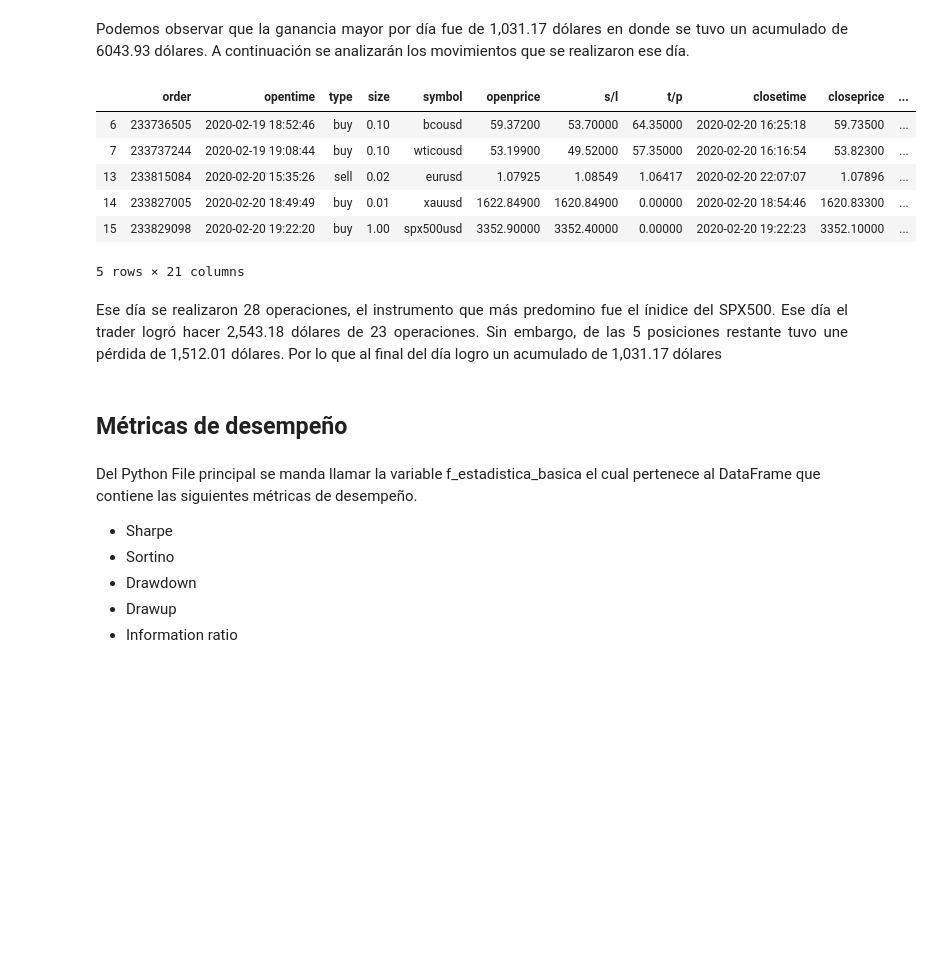
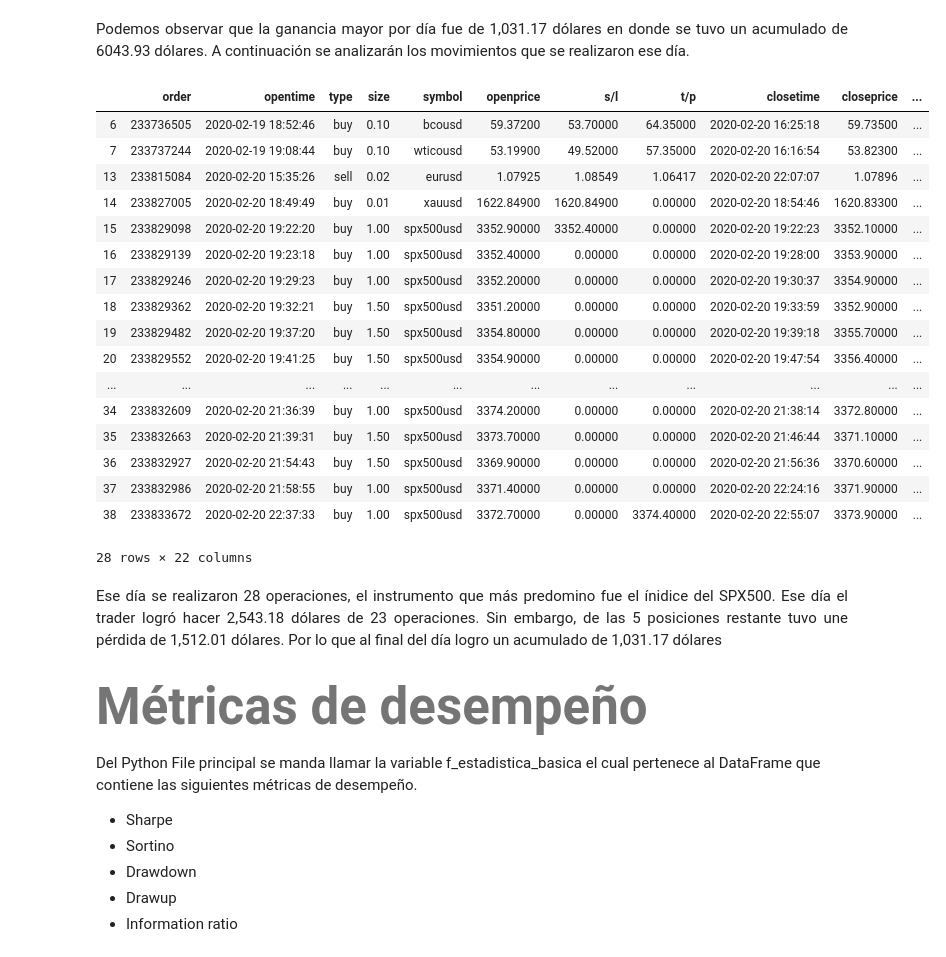
Before and after one commit to FranciscoRodRam/LAB_2_FRRR, a Jupyter notebook: LAB_2_FRRR.ipynb, the cells around one changed output. Drawn from its saved outputs; the diff is of its cells as text; code cells hidden in the pictures; blank space fills up the shorter version.

```diff
--- a/LAB_2_FRRR.ipynb
+++ b/LAB_2_FRRR.ipynb
@@ -145,20 +162,31 @@ pr.df_profit_diario
 # %% [markdown]
 <p style="text-align: justify;"> Podemos observar que la ganancia mayor por día fue de 1,031.17 dólares en donde se tuvo un acumulado de 6043.93 dólares. A continuación se analizarán los movimientos que se realizaron ese día.</p>
-# %%
-filtro0 =df_data[df_data['dias_close']==20]
-filtro0.head() #Para obtener mejor visualización en Git.
-# %% [output]
-|  | order | opentime | type | size | symbol | openprice | s/l | t/p | closetime | closeprice | ... |
-| 6 | 233736505 | 2020-02-19 18:52:46 | buy | 0.10 | bcousd | 59.37200 | 53.70000 | 64.35000 | 2020-02-20 16:25:18 | 59.73500 | ... |
-| 7 | 233737244 | 2020-02-19 19:08:44 | buy | 0.10 | wticousd | 53.19900 | 49.52000 | 57.35000 | 2020-02-20 16:16:54 | 53.82300 | ... |
-| 13 | 233815084 | 2020-02-20 15:35:26 | sell | 0.02 | eurusd | 1.07925 | 1.08549 | 1.06417 | 2020-02-20 22:07:07 | 1.07896 | ... |
-| 14 | 233827005 | 2020-02-20 18:49:49 | buy | 0.01 | xauusd | 1622.84900 | 1620.84900 | 0.00000 | 2020-02-20 18:54:46 | 1620.83300 | ... |
-| 15 | 233829098 | 2020-02-20 19:22:20 | buy | 1.00 | spx500usd | 3352.90000 | 3352.40000 | 0.00000 | 2020-02-20 19:22:23 | 3352.10000 | ... |
-5 rows × 21 columns
+# %%
+dff = data[data['dias_close']==20]
+dff
+# %% [output]
+|  | order | opentime | type | size | symbol | openprice | s/l | t/p | closetime | closeprice | ... |
+| 6 | 233736505 | 2020-02-19 18:52:46 | buy | 0.10 | bcousd | 59.37200 | 53.70000 | 64.35000 | 2020-02-20 16:25:18 | 59.73500 | ... |
+| 7 | 233737244 | 2020-02-19 19:08:44 | buy | 0.10 | wticousd | 53.19900 | 49.52000 | 57.35000 | 2020-02-20 16:16:54 | 53.82300 | ... |
+| 13 | 233815084 | 2020-02-20 15:35:26 | sell | 0.02 | eurusd | 1.07925 | 1.08549 | 1.06417 | 2020-02-20 22:07:07 | 1.07896 | ... |
+| 14 | 233827005 | 2020-02-20 18:49:49 | buy | 0.01 | xauusd | 1622.84900 | 1620.84900 | 0.00000 | 2020-02-20 18:54:46 | 1620.83300 | ... |
+| 15 | 233829098 | 2020-02-20 19:22:20 | buy | 1.00 | spx500usd | 3352.90000 | 3352.40000 | 0.00000 | 2020-02-20 19:22:23 | 3352.10000 | ... |
+| 16 | 233829139 | 2020-02-20 19:23:18 | buy | 1.00 | spx500usd | 3352.40000 | 0.00000 | 0.00000 | 2020-02-20 19:28:00 | 3353.90000 | ... |
+| 17 | 233829246 | 2020-02-20 19:29:23 | buy | 1.00 | spx500usd | 3352.20000 | 0.00000 | 0.00000 | 2020-02-20 19:30:37 | 3354.90000 | ... |
+| 18 | 233829362 | 2020-02-20 19:32:21 | buy | 1.50 | spx500usd | 3351.20000 | 0.00000 | 0.00000 | 2020-02-20 19:33:59 | 3352.90000 | ... |
+| 19 | 233829482 | 2020-02-20 19:37:20 | buy | 1.50 | spx500usd | 3354.80000 | 0.00000 | 0.00000 | 2020-02-20 19:39:18 | 3355.70000 | ... |
+| 20 | 233829552 | 2020-02-20 19:41:25 | buy | 1.50 | spx500usd | 3354.90000 | 0.00000 | 0.00000 | 2020-02-20 19:47:54 | 3356.40000 | ... |
+| ... | ... | ... | ... | ... | ... | ... | ... | ... | ... | ... | ... |
+| 34 | 233832609 | 2020-02-20 21:36:39 | buy | 1.00 | spx500usd | 3374.20000 | 0.00000 | 0.00000 | 2020-02-20 21:38:14 | 3372.80000 | ... |
+| 35 | 233832663 | 2020-02-20 21:39:31 | buy | 1.50 | spx500usd | 3373.70000 | 0.00000 | 0.00000 | 2020-02-20 21:46:44 | 3371.10000 | ... |
+| 36 | 233832927 | 2020-02-20 21:54:43 | buy | 1.50 | spx500usd | 3369.90000 | 0.00000 | 0.00000 | 2020-02-20 21:56:36 | 3370.60000 | ... |
+| 37 | 233832986 | 2020-02-20 21:58:55 | buy | 1.00 | spx500usd | 3371.40000 | 0.00000 | 0.00000 | 2020-02-20 22:24:16 | 3371.90000 | ... |
+| 38 | 233833672 | 2020-02-20 22:37:33 | buy | 1.00 | spx500usd | 3372.70000 | 0.00000 | 3374.40000 | 2020-02-20 22:55:07 | 3373.90000 | ... |
+28 rows × 22 columns
 # %% [markdown]
 <p style="text-align: justify;"> Ese día se realizaron 28 operaciones, el instrumento que más predomino fue el ínidice del SPX500. Ese día el trader logró hacer 2,543.18 dólares de 23 operaciones. Sin embargo, de las 5 posiciones restante tuvo une pérdida de 1,512.01 dólares. Por lo que al final del día logro un acumulado de 1,031.17 dólares</p>
 # %% [markdown]
-##  Métricas de desempeño
+###### <span style="font-family:Papyrus; font-size:4em;"> Métricas de desempeño
 # %% [markdown]
 Del Python File principal se manda llamar la variable f_estadistica_basica el cual pertenece al DataFrame que contiene las siguientes métricas de desempeño.
 * Sharpe
```
Also changed, not shown: parts of 24 cells of this notebook, 6 other files.
